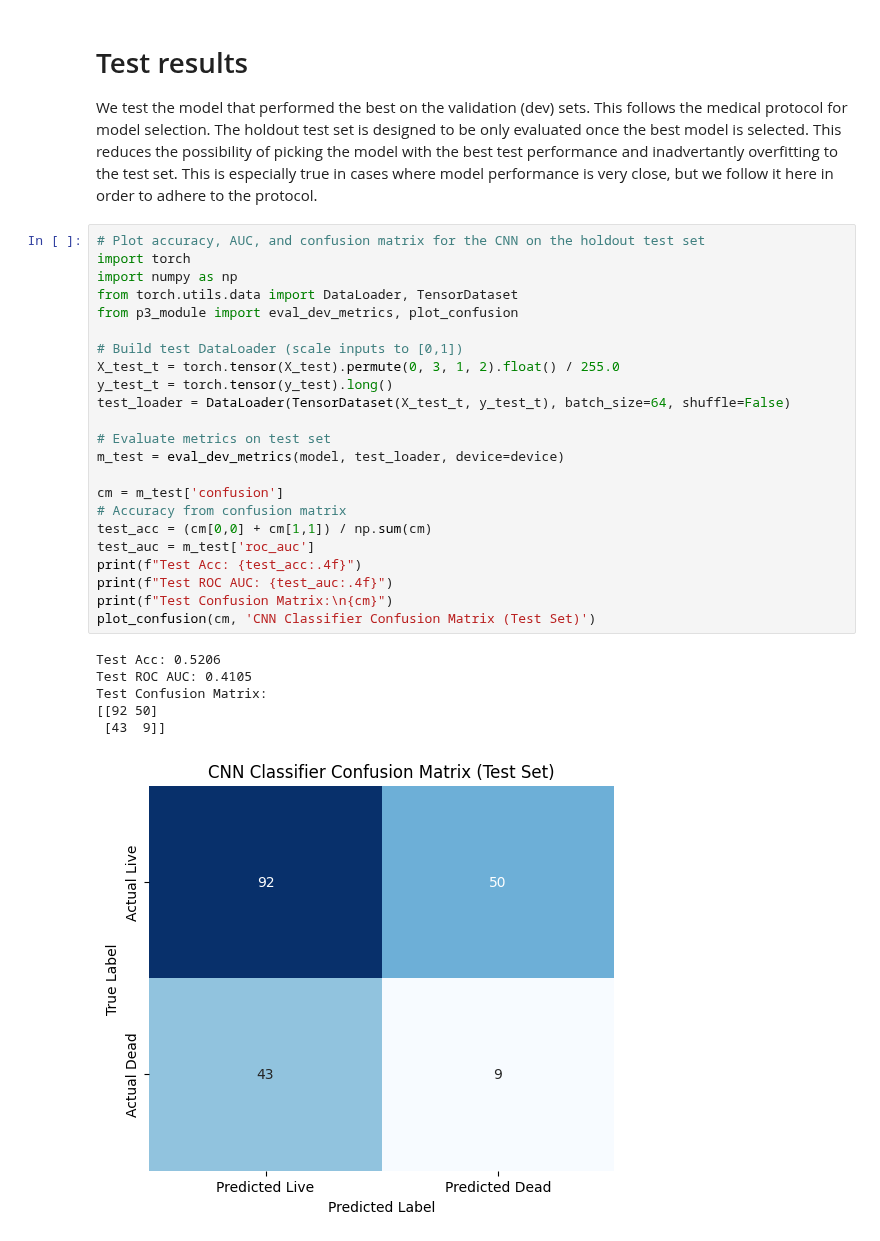
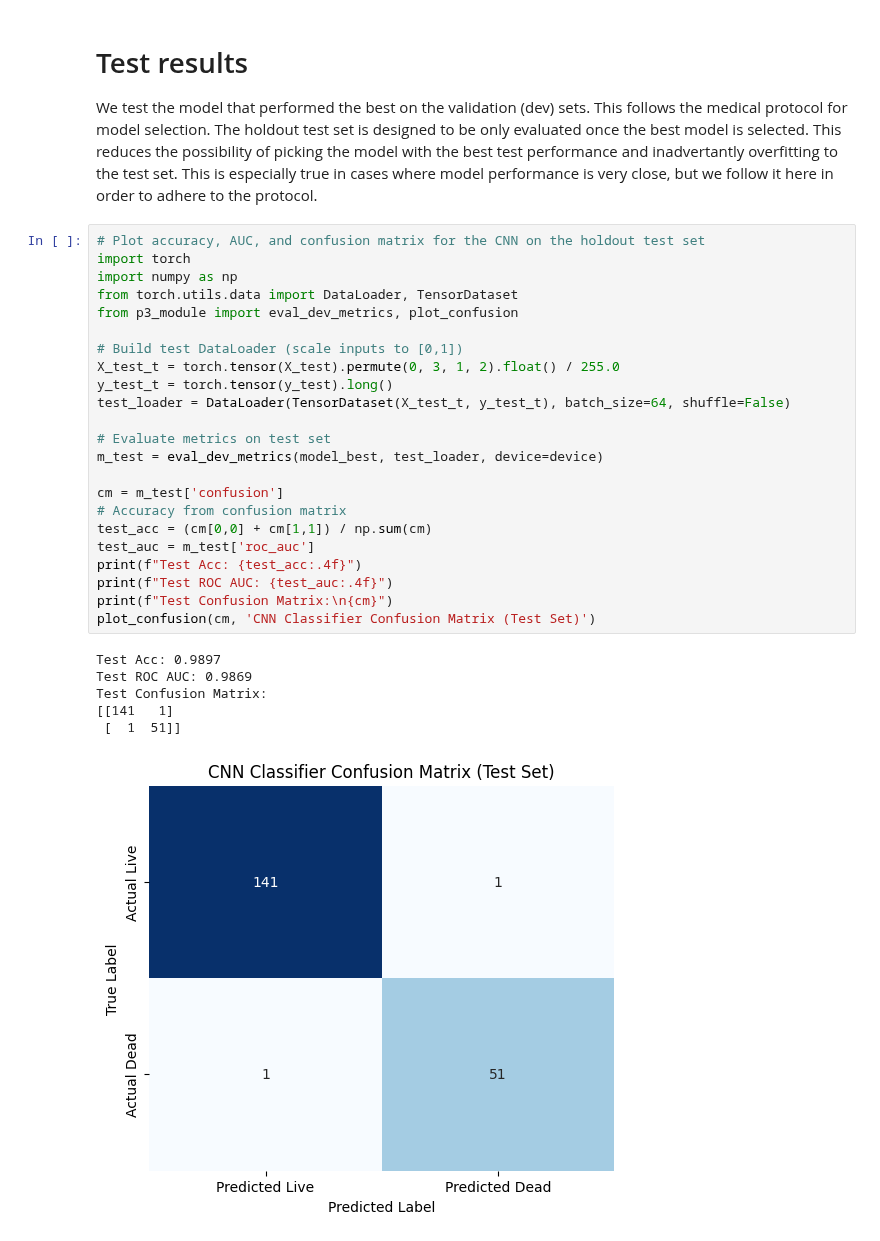
Before and after one commit to Twaal/applied-data-analysis-and-ml, a Jupyter notebook: Project3/code/project3.ipynb, the cells around one changed output. Drawn from its saved outputs; the diff is of its cells as text.

Commit message:
new best model

```diff
--- a/Project3/code/project3.ipynb
+++ b/Project3/code/project3.ipynb
@@ -722,30 +662,30 @@ We test the model that performed the best on the validation (dev) sets. This fol
 # %%
 # Plot accuracy, AUC, and confusion matrix for the CNN on the holdout test set
 import torch
 import numpy as np
 from torch.utils.data import DataLoader, TensorDataset
 from p3_module import eval_dev_metrics, plot_confusion
 
 # Build test DataLoader (scale inputs to [0,1])
 X_test_t = torch.tensor(X_test).permute(0, 3, 1, 2).float() / 255.0
 y_test_t = torch.tensor(y_test).long()
 test_loader = DataLoader(TensorDataset(X_test_t, y_test_t), batch_size=64, shuffle=False)
 
 # Evaluate metrics on test set
-m_test = eval_dev_metrics(model, test_loader, device=device)
+m_test = eval_dev_metrics(model_best, test_loader, device=device)
 
 cm = m_test['confusion']
 # Accuracy from confusion matrix
 test_acc = (cm[0,0] + cm[1,1]) / np.sum(cm)
 test_auc = m_test['roc_auc']
 print(f"Test Acc: {test_acc:.4f}")
 print(f"Test ROC AUC: {test_auc:.4f}")
 print(f"Test Confusion Matrix:\n{cm}")
 plot_confusion(cm, 'CNN Classifier Confusion Matrix (Test Set)')
 # %% [output]
-Test Acc: 0.5206
-Test ROC AUC: 0.4105
+Test Acc: 0.9897
+Test ROC AUC: 0.9869
 Test Confusion Matrix:
-[[92 50]
- [43  9]]
+[[141   1]
+ [  1  51]]
-[figure, old version]
+[figure, new version]
```
Also changed, not shown: parts of 20 cells of this notebook.
